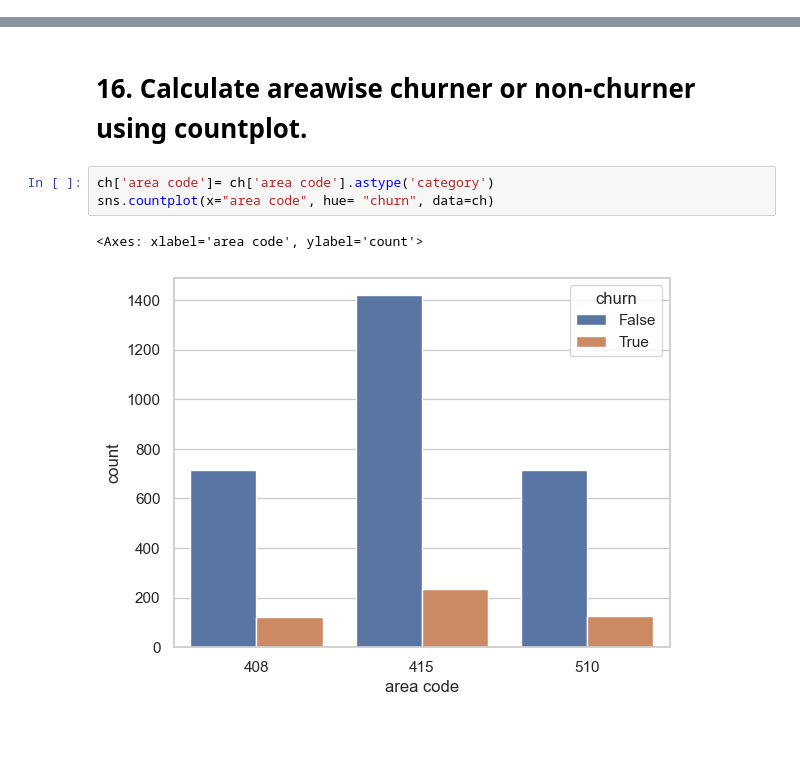
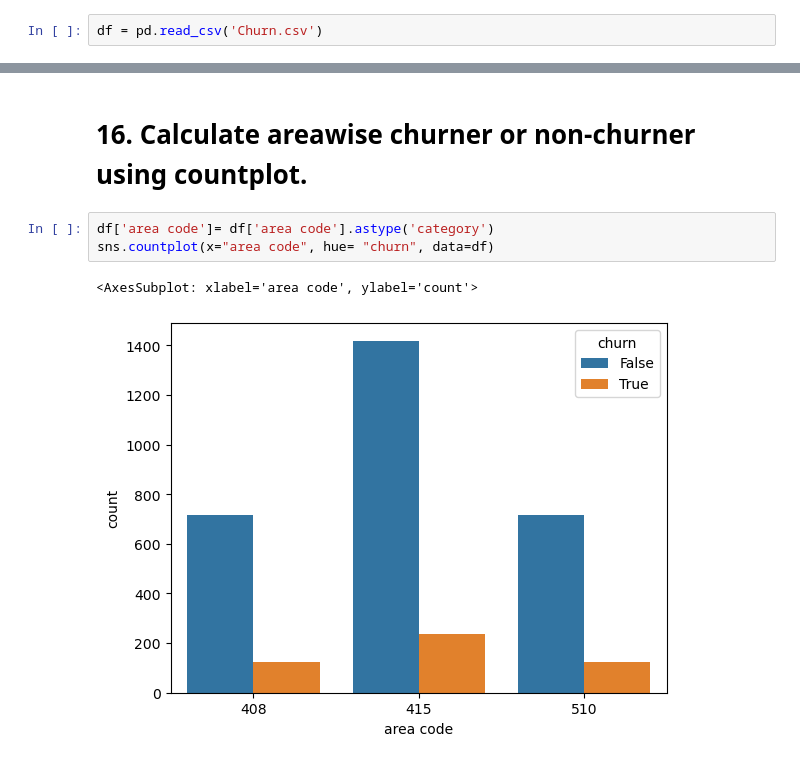
Before and after one commit to sanjay-223/WalmartCollabRepo, a Jupyter notebook: PSA&SM/Basic Stats case study(Churn dataset).ipynb, the cells around one changed output, grey strips where cells are left out. Drawn from its saved outputs; the diff is of its cells as text; blank space fills up the shorter version.

```diff
--- a/PSA&SM/Basic Stats case study(Churn dataset).ipynb
+++ b/PSA&SM/Basic Stats case study(Churn dataset).ipynb
@@ -65,4 +70,6 @@ Churn : Customers who churned the telecom service or who doesn’t(0=“Churner
 # %% [markdown]
 # 2.Import the data
+# %%
+df = pd.read_csv('Churn.csv')
 # %% [markdown]
 # 3.How do we display the dataframe?
@@ -179,8 +321,8 @@ array([<Axes: title={'center': 'False'}>,
 # %% [markdown]
 # 16. Calculate areawise churner or non-churner using countplot.
 # %%
-ch['area code']= ch['area code'].astype('category')
-sns.countplot(x="area code", hue= "churn", data=ch)
+df['area code']= df['area code'].astype('category')
+sns.countplot(x="area code", hue= "churn", data=df)
 # %% [output]
-<Axes: xlabel='area code', ylabel='count'>
+<AxesSubplot: xlabel='area code', ylabel='count'>
-[figure, old version]
+[figure, new version]
```
Also changed, not shown: parts of 23 cells of this notebook.
